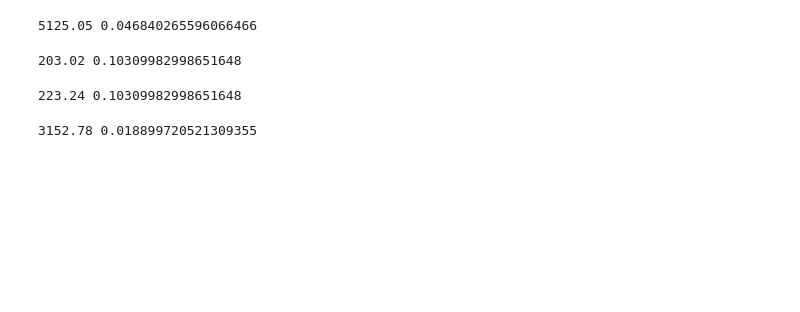
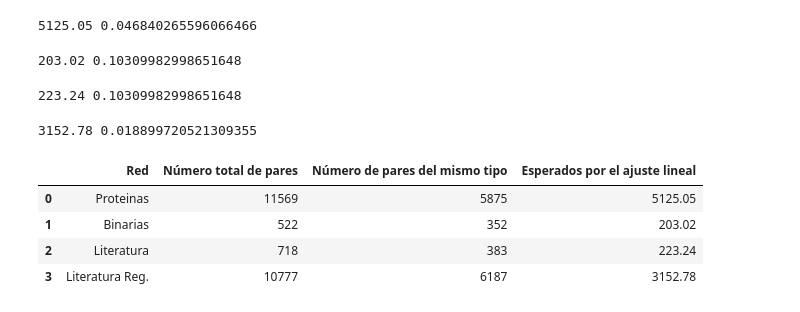
Before and after one commit to vms10/tp2, a Jupyter notebook: tp2.ipynb, the cells around one changed output. Cells and saved outputs as stored; diff of their text form; code cells hidden in the pictures; blank space fills up the shorter version.

```diff
--- a/tp2.ipynb
+++ b/tp2.ipynb
@@ -871,3 +890,17 @@ print(NPIpromG2,NPIstdG2)
 print(NPIpromG3,NPIstdG3)
 # %% [output]
 3152.78 0.018899720521309355
+# %%
+data = pd.DataFrame({"Red":["Proteinas","Binarias","Literatura", "Literatura Reg."],
+                     "Número total de pares ":[11569,522,718,10777],
+                     "Número de pares del mismo tipo":[5875,352,383,6187],
+                 "Esperados por el ajuste lineal":[5125.05,203.02,223.24,3152.78]})
+cols= ['Red', 'Número total de pares ', 'Número de pares del mismo tipo', 'Esperados por el ajuste lineal']
+
+data[cols]
+# %% [output]
+|  | Red | Número total de pares | Número de pares del mismo tipo | Esperados por el ajuste lineal |
+| 0 | Proteinas | 11569 | 5875 | 5125.05 |
+| 1 | Binarias | 522 | 352 | 203.02 |
+| 2 | Literatura | 718 | 383 | 223.24 |
+| 3 | Literatura Reg. | 10777 | 6187 | 3152.78 |
```
Also changed, not shown: parts of 78 cells of this notebook.
